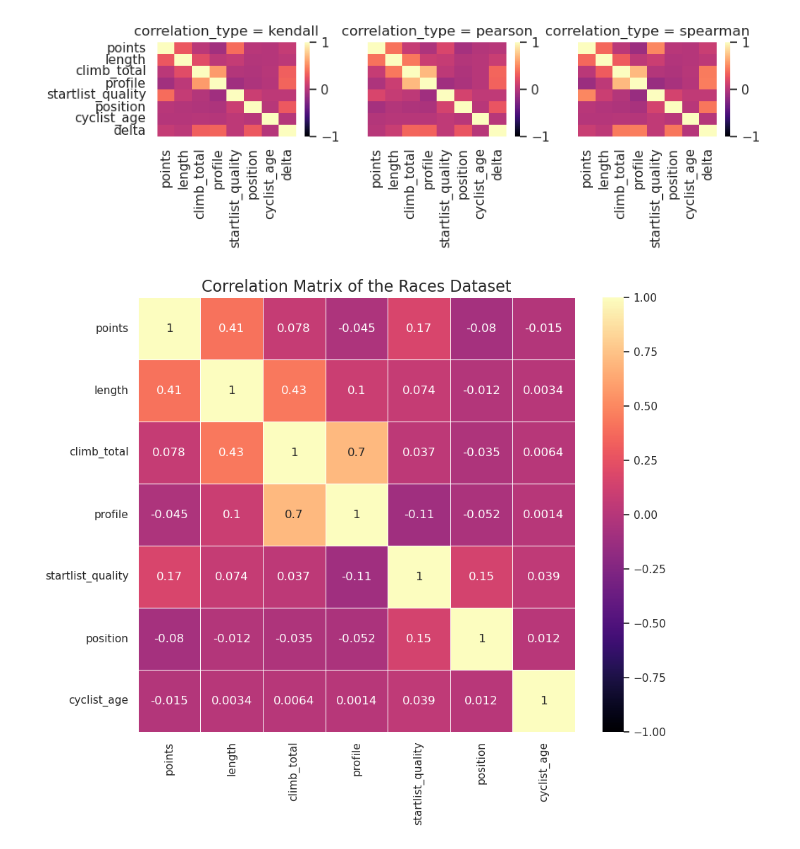
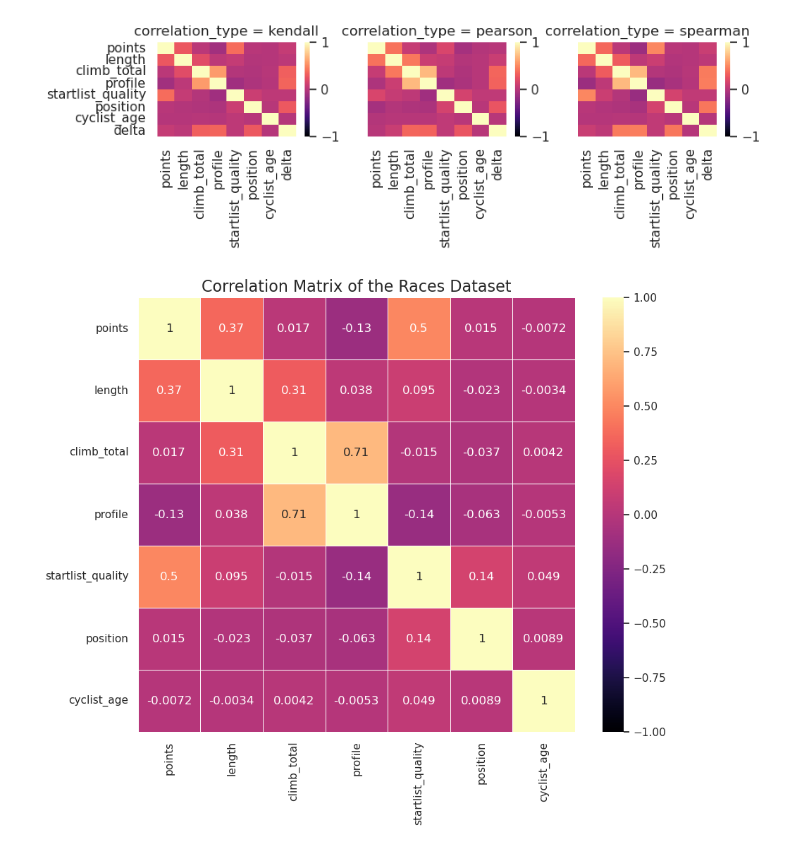
Before and after one commit to DadeOrsu/dm_project24_group_6, a Jupyter notebook: src/task1_data_understanding/data_distribution_refined.ipynb, the cells around one changed output. Drawn from its saved outputs; the diff is of its cells as text; code cells hidden in the pictures.

Commit message:
Changed correlation matrix method to spearman.

```diff
--- a/src/task1_data_understanding/data_distribution_refined.ipynb
+++ b/src/task1_data_understanding/data_distribution_refined.ipynb
@@ -661,15 +664,15 @@ g.map_dataframe(lambda data, color: seaborn.heatmap(data[data.columns[:-1]],vmin
 <seaborn.axisgrid.FacetGrid at 0x...>
 [figure]
 # %%
-races_correlations = normalized_dataset[['points','length','climb_total','profile', 'startlist_quality','position','cyclist_age']].corr()
+races_correlations = normalized_dataset[['points','length','climb_total','profile', 'startlist_quality','position','cyclist_age']].corr(method='spearman')
 
 plt.figure(figsize=(10, 8))
 seaborn.heatmap(races_correlations, annot=True, cmap='magma', vmin=-1, vmax=1, linewidths=0.5)
 
 
 plt.title("Correlation Matrix of the Races Dataset", fontsize=16)
 
 
 plt.show()
 # %% [output]
-[figure, old version]
+[figure, new version]
```
Also changed, not shown: parts of 1 cell of this notebook.
